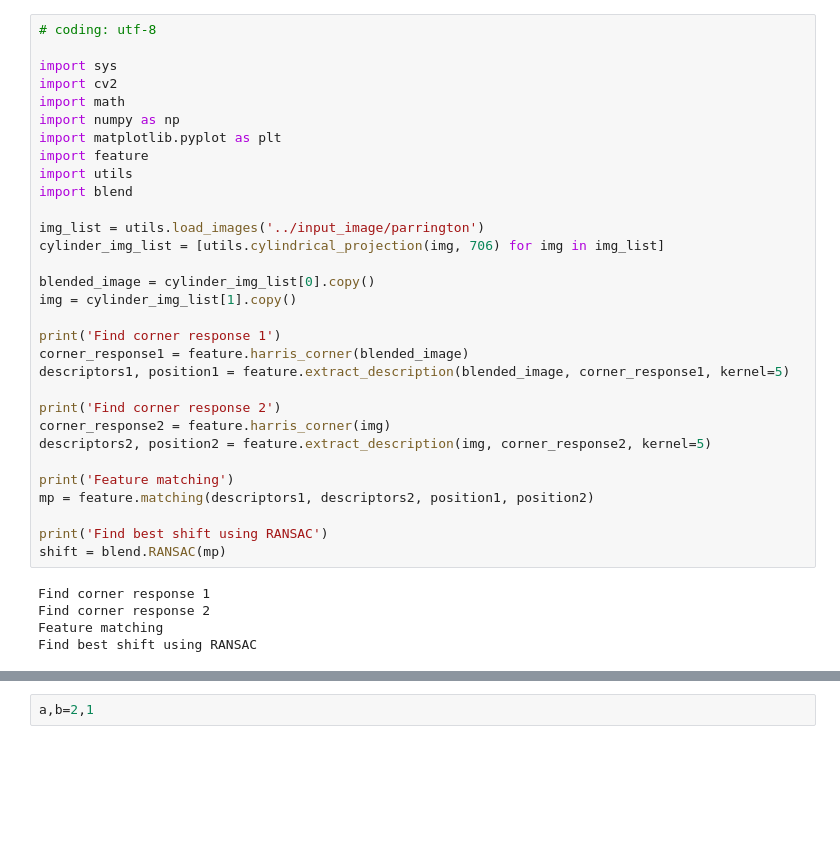
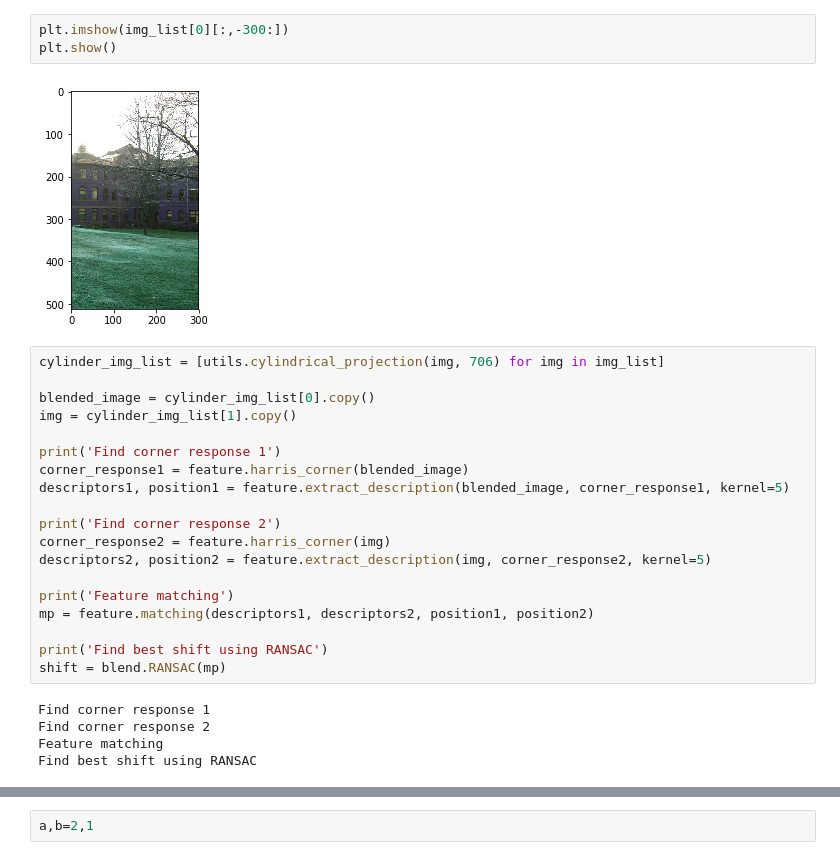
Before and after one commit to SSARCandy/panoramas-image-stitching, a Jupyter notebook: src/Untitled.ipynb, the cells around one changed output, grey strips where cells are left out. Cells and saved outputs as stored; diff of their text form; blank space fills up the shorter version.

```diff
--- a/src/Untitled.ipynb
+++ b/src/Untitled.ipynb
@@ -1,16 +14,9 @@
+# %%
+plt.imshow(img_list[0][:,-300:])
+plt.show()
+# %% [output]
+[figure, added]
 # %%
-# coding: utf-8
-
-import sys
-import cv2
-import math
-import numpy as np
-import matplotlib.pyplot as plt
-import feature
-import utils
-import blend
-
-img_list = utils.load_images('../input_image/parrington')
 cylinder_img_list = [utils.cylindrical_projection(img, 706) for img in img_list]
 
 blended_image = cylinder_img_list[0].copy()
```
Also changed, not shown: parts of 6 cells of this notebook, 3 other files.
